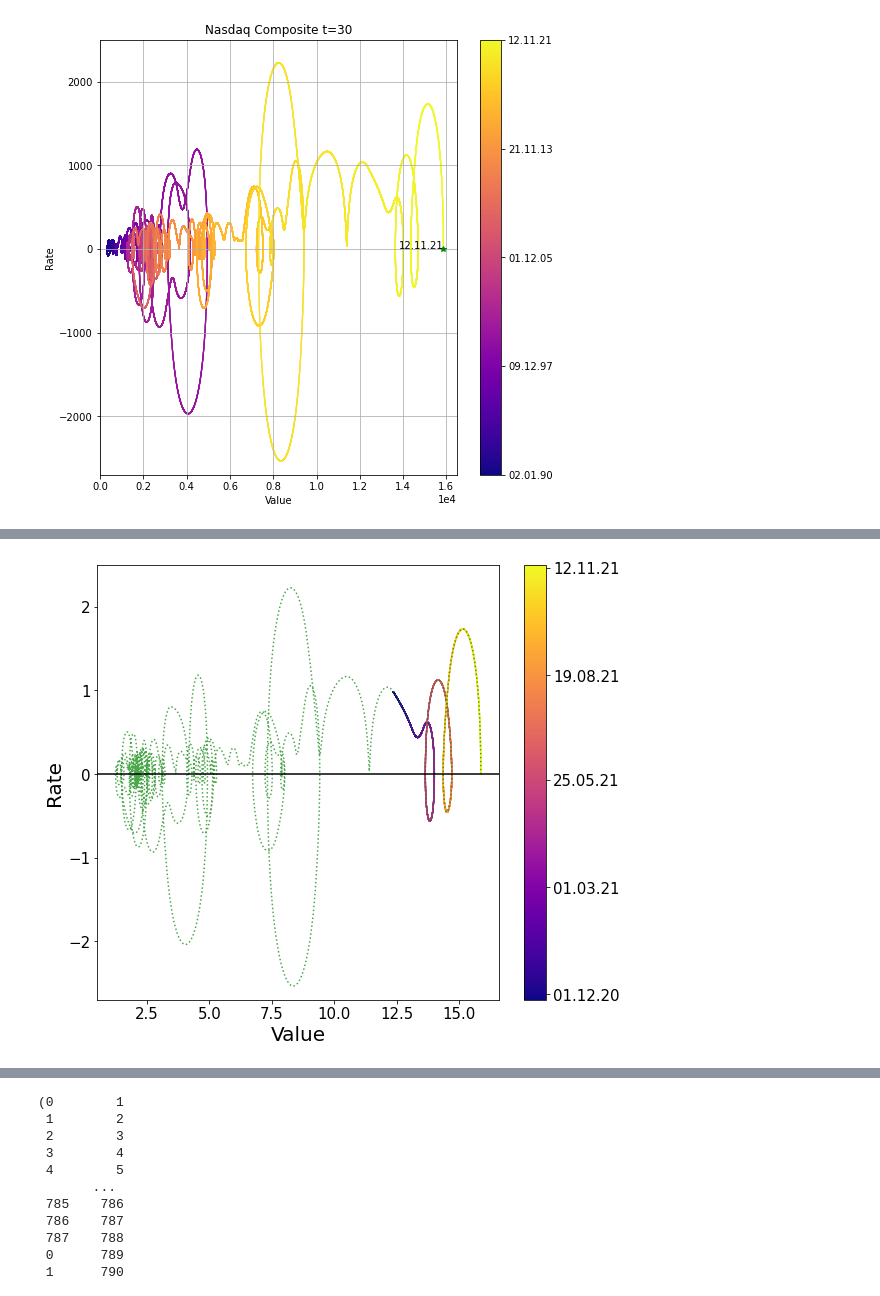
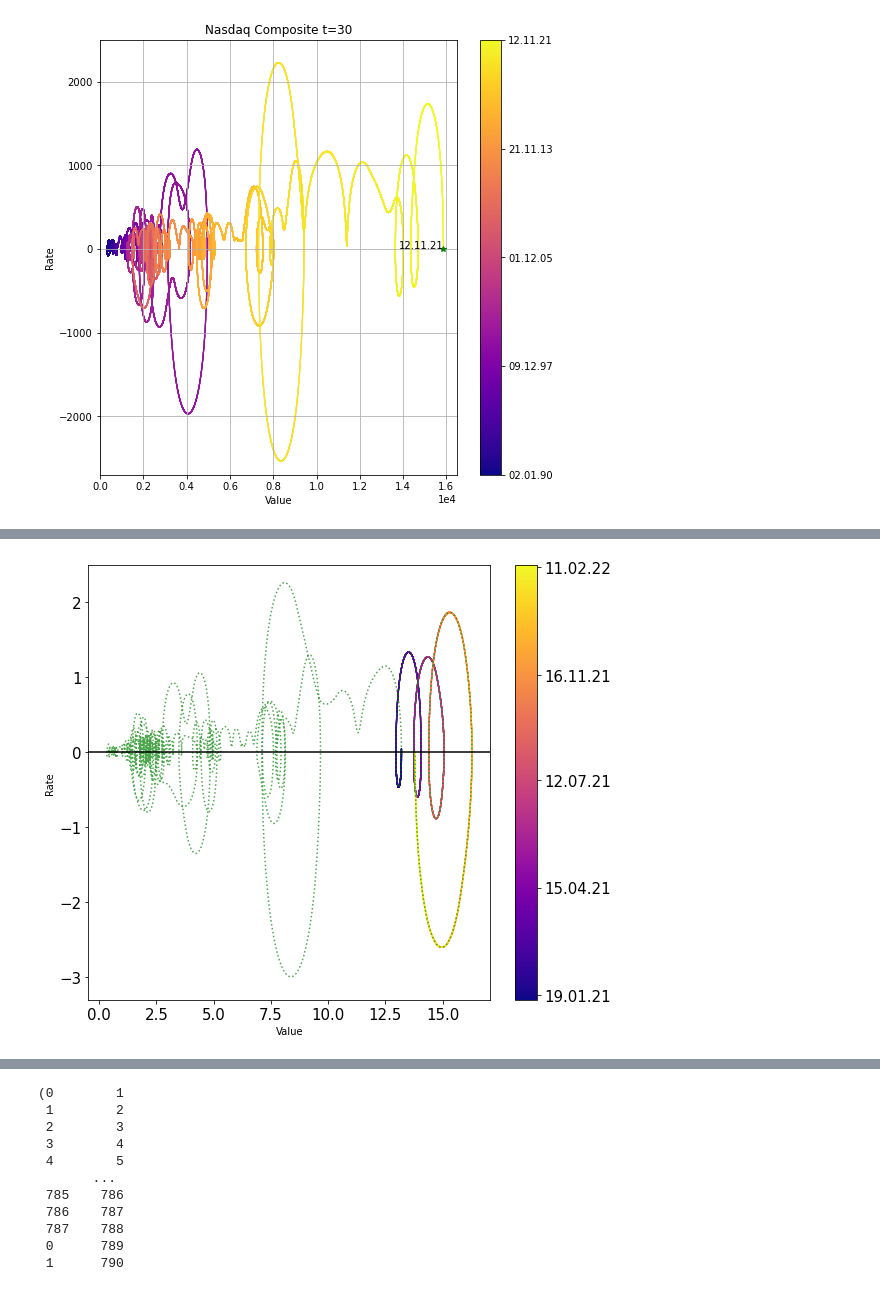
Before and after one commit to Karpovich-alex/phase-portrait-Nasdaq, a Jupyter notebook: Article_Comparison.ipynb, the cells around one changed output, grey strips where cells are left out. Drawn from its saved outputs; the diff is of its cells as text; code cells hidden in the pictures.

```diff
--- a/Article_Comparison.ipynb
+++ b/Article_Comparison.ipynb
@@ -46,0 +39,7 @@ data_nas
+# %%
+#Новый способ
+data_nas = yf.download("^IXIC", "1990-01-02","2022-02-13")
+data_nas['date'] = data_nas.index
+data_nas['value'] =  data_nas[['Adj Close']]
+data_nas = data_nas.reset_index(drop=True)
+data_nas = data_nas[['date', 'value']]
@@ -142,7 +149,7 @@ mask=test(data_nas['date'], nas_phases)
 # %%
 x, y, xx, deriv, tt, slice_period, dates = nas_phases[2]
-start_date1='01.11.2020'
-end_date1='01.12.2021'
+start_date1='01.01.2021'
+end_date1='01.12.2022'
 mask_00 = get_mask_tt(x, tt, dates, start_date1, end_date1)
 
 # start_date2='01.01.2006'
@@ -174,38 +181,40 @@ cbar = fig.colorbar(mpl.cm.ScalarMappable(cmap=cmap, norm=norm), ticks=get_ticks
 cbar.ax.set_yticklabels(map(lambda x: x.strftime('%d.%m.%y'), get_ticks(dates[m_dates], ticks_num)))
 ###################################
 
-# graph_name='Nasdaq'
+graph_name='Nasdaq'
 # plt.title(graph_name)
 ax.set_ylabel('Rate')
 ax.set_xlabel('Value')
 # plt.legend(handles=[line2], loc='best') #, line3
 
 # plt.legend(['t=1', 't=7', 't=30' ], loc='best')
 # plt.xlim((deriv[0][mask_00].min()-0.1, deriv[0][mask_00].max()+0.2))
-ax.set_ylim([-2.7, 2.5])
+ax.set_ylim([-3.3, 2.5])
 plt.axhline(y=0, color='k', linestyle='-')
 # ax.plot(deriv[0][deriv[1]<10-3], deriv[1][deriv[1]<10-3], '*r')
 
 
 # xycoords='data',
 # xytext=(0.8, 0.95), textcoords='axes fraction',
 # arrowprops=dict(facecolor='black', shrink=0.05),
 # horizontalalignment='right', verticalalignment='top'
 # ax.plot(deriv[0][-200], deriv[1][-200], '*g')
 # ax.plot(deriv[0][mask_000][deriv[1][mask_00]==deriv[1][mask_00].min()], deriv[1][mask_00][deriv[1][mask_00]==deriv[1][mask_00].min()], '*g', markersize=6)
 # ax.annotate(dates.iloc[253].strftime('%d.%m.%y'),
 #             xy=(deriv[0][mask_00][deriv[1][mask_00]==deriv[1][mask_00].min()], deriv[1][mask_00][deriv[1][mask_00]==deriv[1][mask_00].min()]),
 #             color='black',
 #             ha="left", textcoords='axes fraction', xytext=(0.6, 0.035))
 
 fig.set_figheight(8)
 fig.set_figwidth(9)
 
 # plt.savefig(f"{graph_name}_monthly_crop_{start_date_dfc}_to_{end_date_dfc}_{start_date1}_to_{end_date1}.png", dpi=200)
+plt.savefig(f"{graph_name}_monthly_crop_{start_date1}_to_{end_date1}.png", dpi=200)
+
 
 plt.show()
 # %% [output]
-[figure, old version]
+[figure, new version]
 # %%
 plt.plot(tt, deriv[1])
 plt.plot(tt, deriv[0])
```
Also changed, not shown: parts of 13 cells of this notebook.
